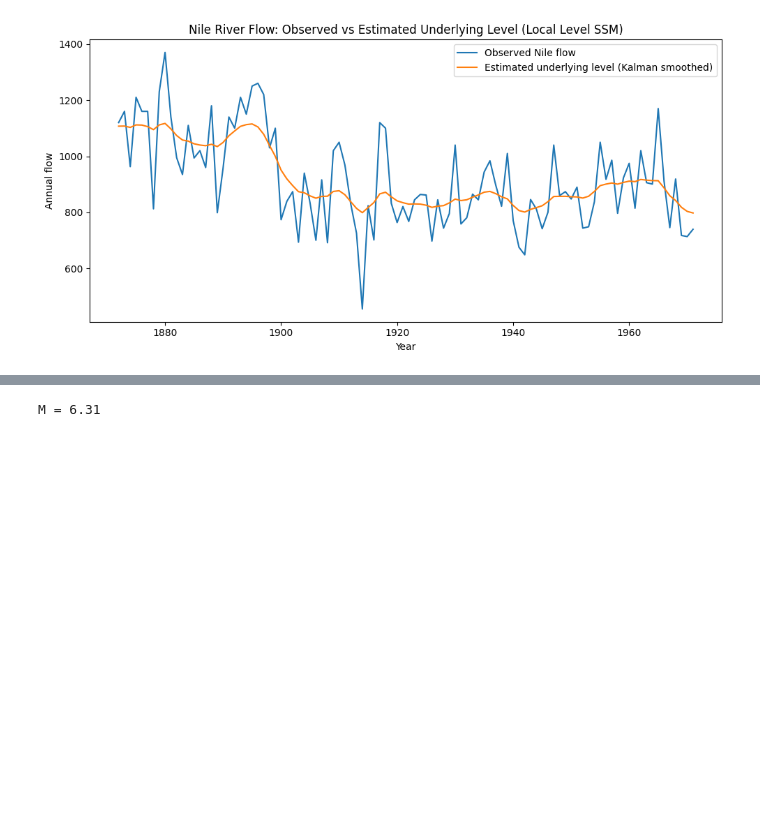
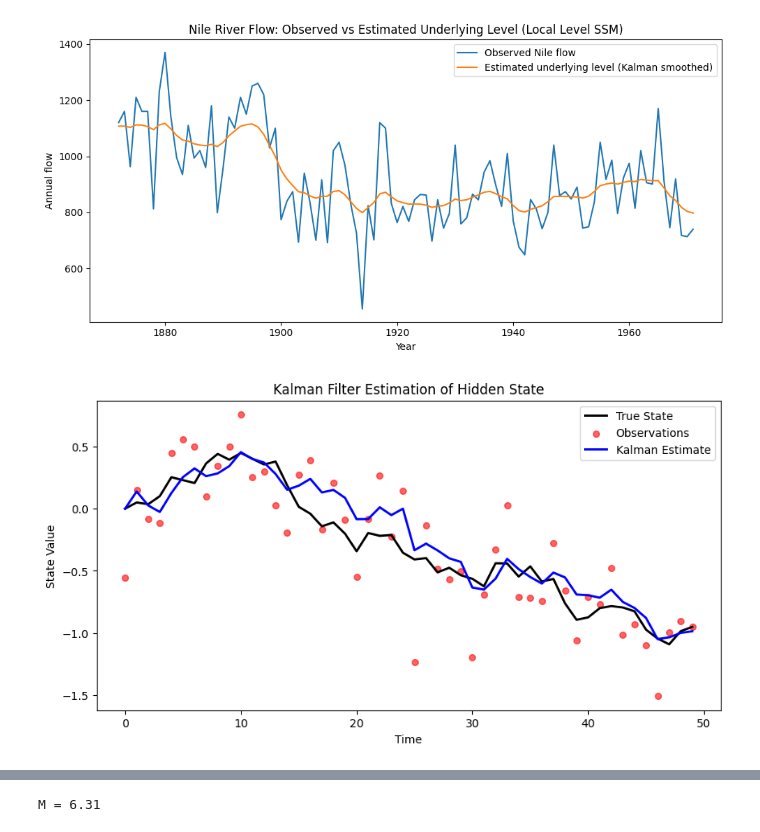
Before and after one commit to marami52/MLDS-490-time-series, a Jupyter notebook: session-4.ipynb, the cells around one changed output, grey strips where cells are left out. Cells and saved outputs as stored; diff of their text form; code cells hidden in the pictures; blank space fills up the shorter version.

```diff
--- a/session-4.ipynb
+++ b/session-4.ipynb
@@ -95,3 +43,53 @@ plt.tight_layout()
 plt.show()
 # %% [output]
 [figure]
+# %%
+import numpy as np
+import matplotlib.pyplot as plt
+
+np.random.seed(42)
+
+# Time steps
+n = 50
+A = 1      # state transition coefficient
+C = 1      # observation coefficient
+Q = 0.01   # process noise variance
+R = 0.1    # observation noise variance
+
+# True hidden state and observations
+x_true = np.zeros(n)
+y_obs = np.zeros(n)
+x_true[0] = 0
+for t in range(1, n):
+    x_true[t] = A * x_true[t-1] + np.random.normal(0, np.sqrt(Q))
+y_obs = C * x_true + np.random.normal(0, np.sqrt(R), n)
+
+# Kalman filter initialization
+x_pred = np.zeros(n)
+P = np.zeros(n)
+x_pred[0] = 0
+P[0] = 1
+
+# Kalman Filter recursion
+for t in range(1, n):
+    # Predict
+    x_pred_prior = A * x_pred[t-1]
+    P_prior = A * P[t-1] * A + Q
+
+    # Update
+    K = P_prior * C / (C * P_prior * C + R)
+    x_pred[t] = x_pred_prior + K * (y_obs[t] - C * x_pred_prior)
+    P[t] = (1 - K * C) * P_prior
+
+# Plot
+plt.figure(figsize=(10,5))
+plt.plot(x_true, label='True State', color='k', linewidth=2)
+plt.scatter(range(n), y_obs, label='Observations', color='r', s=30, alpha=0.6)
+plt.plot(x_pred, label='Kalman Estimate', color='b', linewidth=2)
+plt.legend()
+plt.title("Kalman Filter Estimation of Hidden State")
+plt.xlabel("Time")
+plt.ylabel("State Value")
+plt.show()
+# %% [output]
+[figure, added]
```
Also changed, not shown: parts of 10 cells of this notebook.
